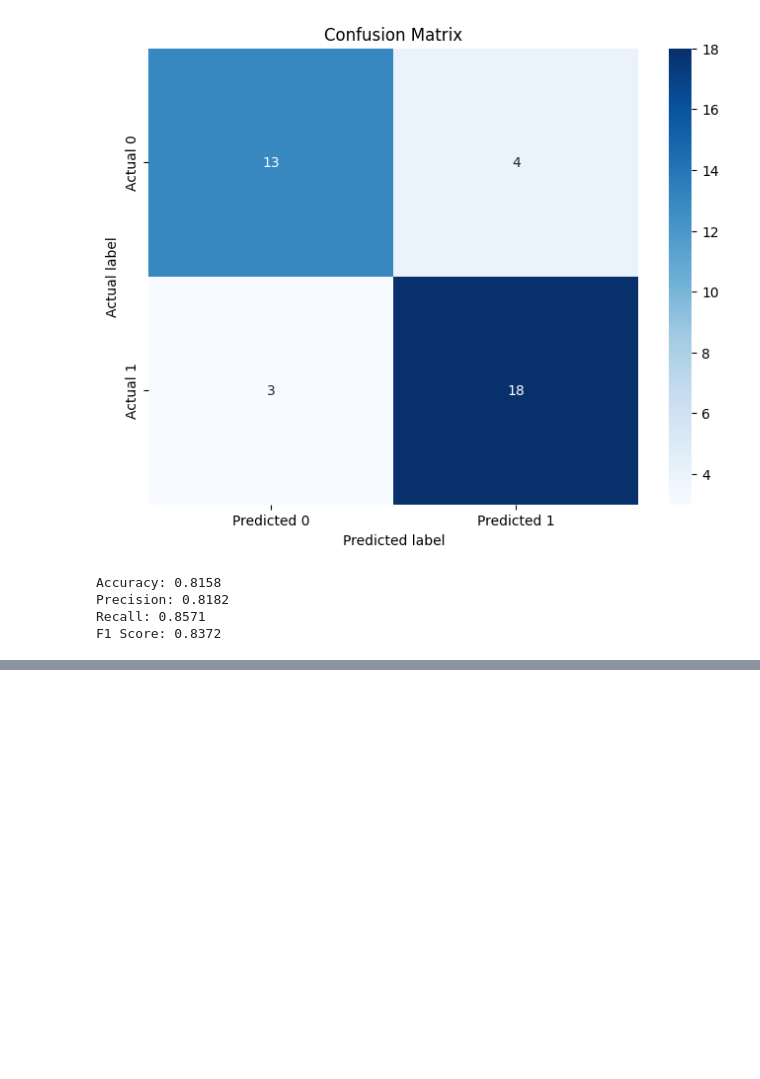
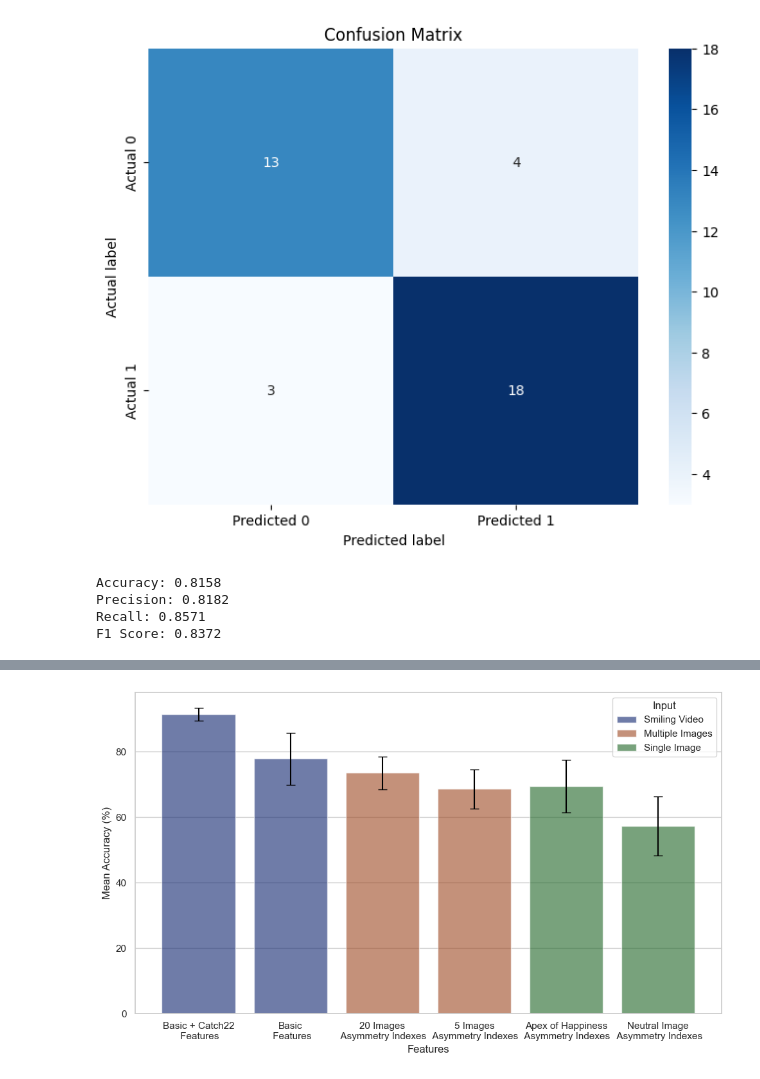
Before and after one commit to irania/FacialAsymmetry, a Jupyter notebook: train_facial_asymmetry.ipynb, the cells around one changed output, grey strips where cells are left out. Cells and saved outputs as stored; diff of their text form; code cells hidden in the pictures; blank space fills up the shorter version.

```diff
--- a/train_facial_asymmetry.ipynb
+++ b/train_facial_asymmetry.ipynb
@@ -457,0 +492,36 @@ Index(['median_whole_norm', 'median_whole_vertically',
+# %%
+import seaborn as sns
+import matplotlib.pyplot as plt
+import pandas as pd
+import numpy as np
+
+sns.set_theme(style="whitegrid")
+
+# Assuming data transformation to fit the scenario
+data = {
+    'Input': ['Smiling Video', 'Smiling Video', 'Multiple Images', 'Multiple Images', 'Single Image', 'Single Image'],
+    'Features': ['Basic + Catch22\n Features', 'Basic\n Features', '20 Images\n Asymmetry Indexes', '5 Images\n Asymmetry Indexes', 'Apex of Happiness\n Asymmetry Indexes', 'Neutral Image\n Asymmetry Indexes'],
+    'Mean Accuracy (%)': [91.42, 77.79, 73.51, 68.64, 69.41, 57.34],
+    'STD': [2, 8, 5, 6, 8, 9]
+}
+
+df = pd.DataFrame(data)
+
+# Plotting with seaborn
+plt.figure(figsize=(10, 6))
+barplot = sns.barplot(data=df, x='Features', y='Mean Accuracy (%)', hue='Input', palette="dark", alpha=.6)
+
+# Adding error bars manually with Matplotlib
+# Calculate the number of bars and their width
+n_bars = len(df['Features'].unique())
+bar_width = barplot.patches[0].get_width()
+
+for i in range(len(df)):
+    barplot.errorbar(i, df['Mean Accuracy (%)'][i], yerr=df['STD'][i], fmt='none', color='black', capsize=5)
+
+plt.xticks(rotation=0)  # Adjusted for horizontal x-axis labels
+plt.ylabel("Mean Accuracy (%)")
+# plt.title("Classifier Performance by Input and Features")
+plt.tight_layout()
+# %% [output]
+[figure, added]
```
Also changed, not shown: parts of 16 cells of this notebook, 7 other files.
